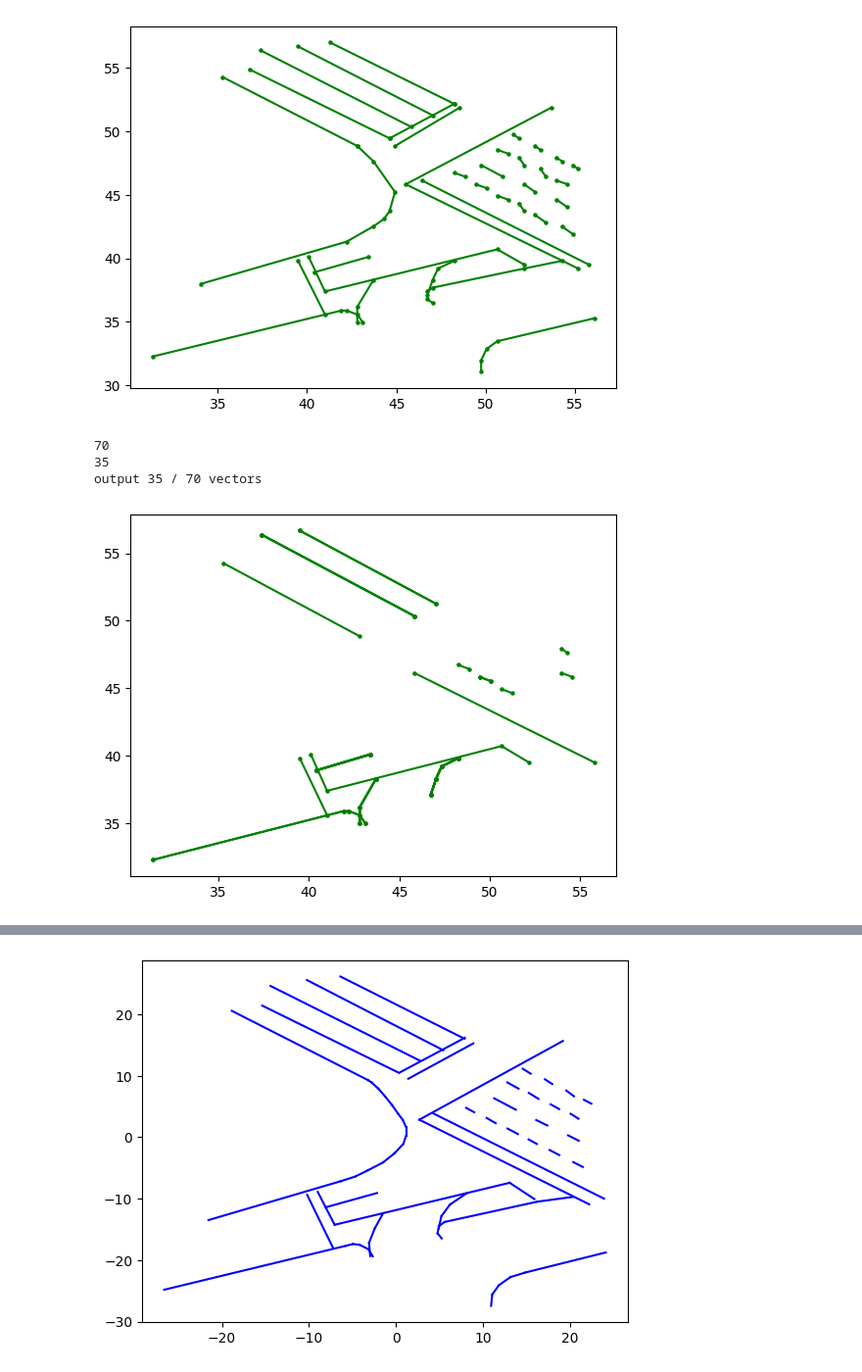
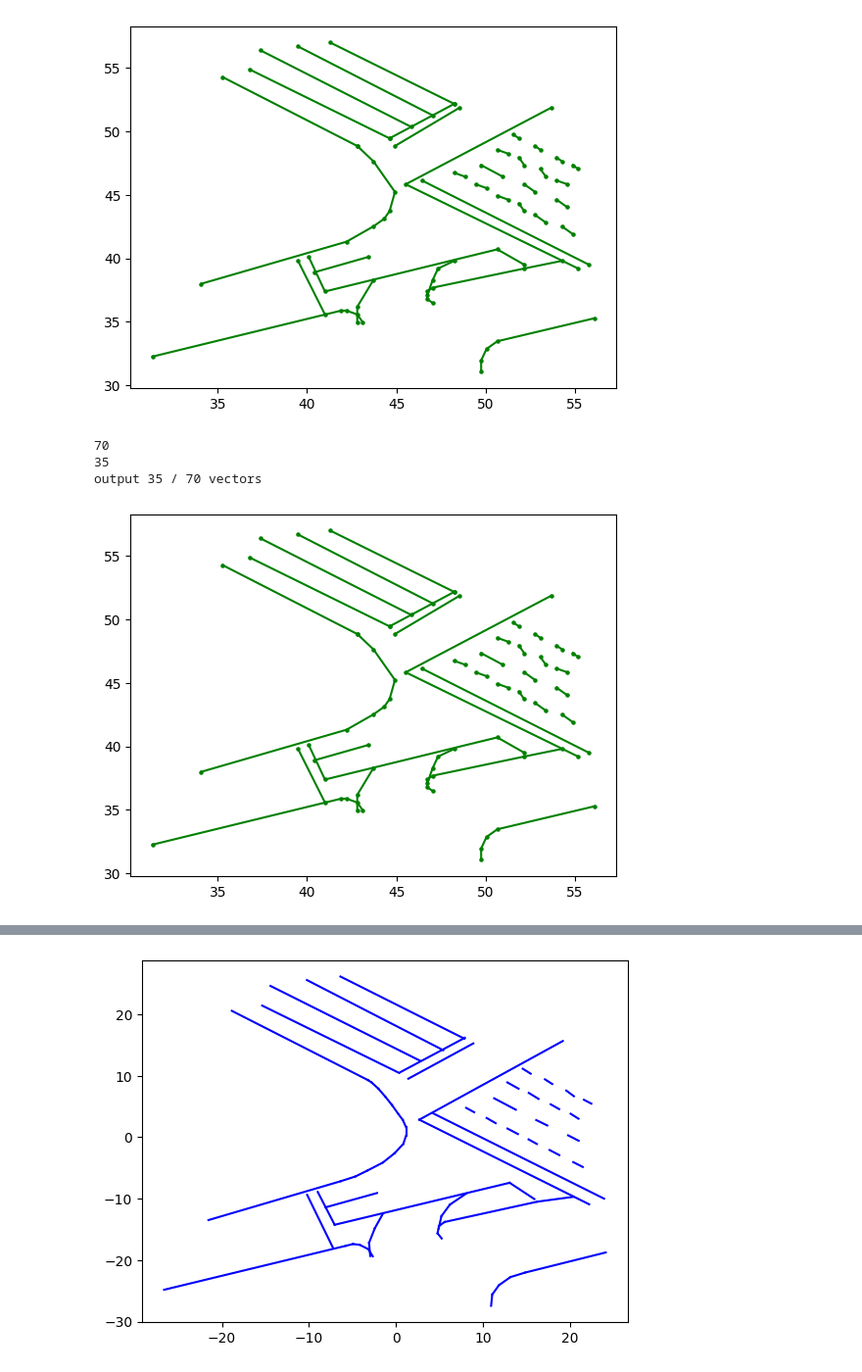
Before and after one commit to yinwu33/VectorMapNet_code, a Jupyter notebook: check.ipynb, the cells around one changed output, grey strips where cells are left out. Shown at 98% size. Saved outputs shown, nothing was run; the diff lists cells and outputs as text; code cells hidden in the pictures.

```diff
--- a/check.ipynb
+++ b/check.ipynb
@@ -158,23 +158,23 @@ for i in results['groundTruth']['vectors']:
 # %%
 seq = 0
 print(len(results['results']['vectors']))
 print(len(results['groundTruth']['vectors']))
 
 
 for i in results['results']['vectors']:
-    if i['confidence_level'] < 0.9:
+    if i['confidence_level'] < 0.8:
         continue
     # fig = plt.figure(figsize=(20, 10))
     # print(i['confidence_level'])
     plot_points(i['pts'], color=color_map[i['type']], close=close_map[i['type']])
     seq += 1
 
 print(f"output {seq} / {len(results['results']['vectors'])} vectors")
 # %% [output]
 70
 35
 output 35 / 70 vectors
-[figure, old version]
+[figure, new version]
 # %%
 def plot_bbox(bbox, color='b', marker='o', s=5, close = True):
     # bbox: ndarray of shape (x1, y1, x2, y2)
```
Also changed, not shown: parts of 2 cells of this notebook, 2 other files.
